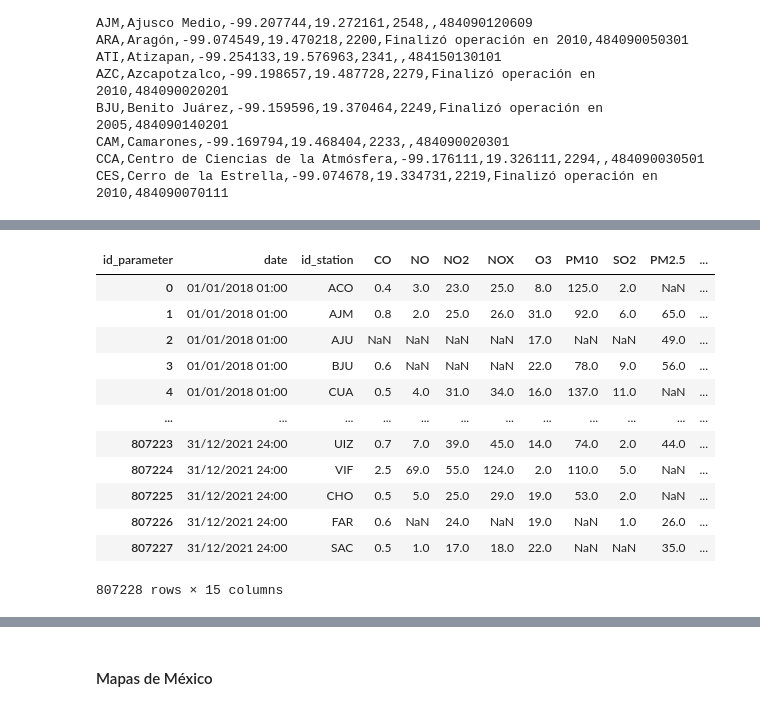
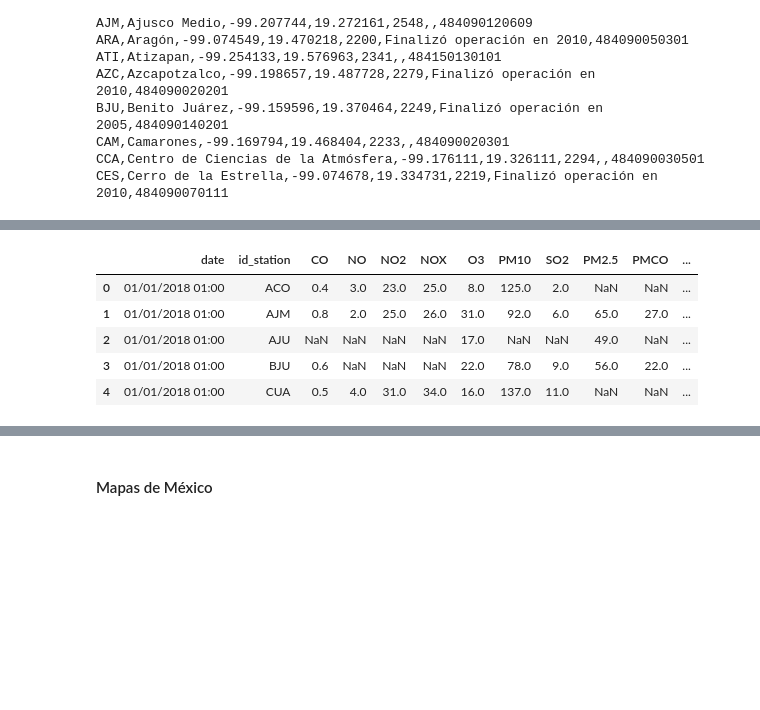
Before and after one commit to JuanGuerreroUP/AirPollution-Forecasting, a Jupyter notebook: AirPollution_CDMX_dataprep.ipynb, the cells around one changed output, grey strips where cells are left out. Saved outputs shown, nothing was run; the diff lists cells and outputs as text; code cells hidden in the pictures; blank space fills up the shorter version.

```diff
--- a/AirPollution_CDMX_dataprep.ipynb
+++ b/AirPollution_CDMX_dataprep.ipynb
@@ -15,3 +42,10 @@ import numpy as np
+# %%
+def load_dataset(file: str, func: Callable[[], pd.DataFrame]) -> pd.DataFrame:
+  if path.exists(file):
+    return pd.read_csv(file, index_col=0)
+  df = func()
+  df.to_csv(file)
+  return df
 # %%
 def print_head(src: str, n: int):
   res = requests.get(src)
@@ -51,6 +102,11 @@ def fetch_db_meteorologia(anio: str):
   )
   return df[df["id_parameter"] != "PBa"]
 # %%
-df_meteorologia = fetch_db_meteorologia("2018")
-for i in ["2019", "2020", "2021", "2022"]:
-  df_meteorologia = df_meteorologia.append(fetch_db_meteorologia(i), ignore_index=True)
+def _fetch_meteorology():
+  df_meteorologia = fetch_db_meteorologia("2018")
+  for i in ["2019", "2020", "2021", "2022"]:
+    df_meteorologia = df_meteorologia.append(fetch_db_meteorologia(i), ignore_index=True)
+  # Group parameters in same row for each station for each date
+  df_meteorologia_h = id_parameters_to_cols(df_meteorologia)
+  return df_meteorologia_h
+df_meteorologia_h = load_dataset("meteorology.csv", _fetch_meteorology)
@@ -103,8 +148,13 @@ def fetch_db_contaminantes(anio: str):
       skiprows=10
   )
 # %%
-df_contaminantes = fetch_db_contaminantes("2018")
-for i in ["2019", "2020", "2021", "2022"]:
-  df_contaminantes = df_contaminantes.append(fetch_db_contaminantes(i), ignore_index=True)
+def _fetch_pollutants():
+  df_contaminantes = fetch_db_contaminantes("2018")
+  for i in ["2019", "2020", "2021", "2022"]:
+    df_contaminantes = df_contaminantes.append(fetch_db_contaminantes(i), ignore_index=True)
+  # Group parameters in same row for each station for each date
+  df_contaminantes = id_parameters_to_cols(df_contaminantes)
+  return df_contaminantes
+df_contaminantes = load_dataset("pollutants.csv", _fetch_pollutants)
 # %%
 df_contaminantes = id_parameters_to_cols(df_contaminantes)
@@ -165,20 +198,13 @@ df_estaciones
 # %%
 df_aire = pd.merge(df_contaminantes, df_meteorologia_h, on=["id_station", "date"])
-df_aire
+df_aire.head()
 # %% [output]
-| id_parameter | date | id_station | CO | NO | NO2 | NOX | O3 | PM10 | SO2 | PM2.5 | ... |
-| 0 | 01/01/2018 01:00 | ACO | 0.4 | 3.0 | 23.0 | 25.0 | 8.0 | 125.0 | 2.0 | NaN | ... |
-| 1 | 01/01/2018 01:00 | AJM | 0.8 | 2.0 | 25.0 | 26.0 | 31.0 | 92.0 | 6.0 | 65.0 | ... |
-| 2 | 01/01/2018 01:00 | AJU | NaN | NaN | NaN | NaN | 17.0 | NaN | NaN | 49.0 | ... |
-| 3 | 01/01/2018 01:00 | BJU | 0.6 | NaN | NaN | NaN | 22.0 | 78.0 | 9.0 | 56.0 | ... |
-| 4 | 01/01/2018 01:00 | CUA | 0.5 | 4.0 | 31.0 | 34.0 | 16.0 | 137.0 | 11.0 | NaN | ... |
-| ... | ... | ... | ... | ... | ... | ... | ... | ... | ... | ... | ... |
-| 807223 | 31/12/2021 24:00 | UIZ | 0.7 | 7.0 | 39.0 | 45.0 | 14.0 | 74.0 | 2.0 | 44.0 | ... |
-| 807224 | 31/12/2021 24:00 | VIF | 2.5 | 69.0 | 55.0 | 124.0 | 2.0 | 110.0 | 5.0 | NaN | ... |
-| 807225 | 31/12/2021 24:00 | CHO | 0.5 | 5.0 | 25.0 | 29.0 | 19.0 | 53.0 | 2.0 | NaN | ... |
-| 807226 | 31/12/2021 24:00 | FAR | 0.6 | NaN | 24.0 | NaN | 19.0 | NaN | 1.0 | 26.0 | ... |
-| 807227 | 31/12/2021 24:00 | SAC | 0.5 | 1.0 | 17.0 | 18.0 | 22.0 | NaN | NaN | 35.0 | ... |
+|  | date | id_station | CO | NO | NO2 | NOX | O3 | PM10 | SO2 | PM2.5 | PMCO | ... |
+| 0 | 01/01/2018 01:00 | ACO | 0.4 | 3.0 | 23.0 | 25.0 | 8.0 | 125.0 | 2.0 | NaN | NaN | ... |
+| 1 | 01/01/2018 01:00 | AJM | 0.8 | 2.0 | 25.0 | 26.0 | 31.0 | 92.0 | 6.0 | 65.0 | 27.0 | ... |
+| 2 | 01/01/2018 01:00 | AJU | NaN | NaN | NaN | NaN | 17.0 | NaN | NaN | 49.0 | NaN | ... |
+| 3 | 01/01/2018 01:00 | BJU | 0.6 | NaN | NaN | NaN | 22.0 | 78.0 | 9.0 | 56.0 | 22.0 | ... |
+| 4 | 01/01/2018 01:00 | CUA | 0.5 | 4.0 | 31.0 | 34.0 | 16.0 | 137.0 | 11.0 | NaN | NaN | ... |
-807228 rows × 15 columns
 # %%
 df_aire = pd.merge(
     df_estaciones[["cve_estac", "nom_estac", "longitud", "latitud"]],
```
Also changed, not shown: parts of 107 cells of this notebook, 7 other files.
